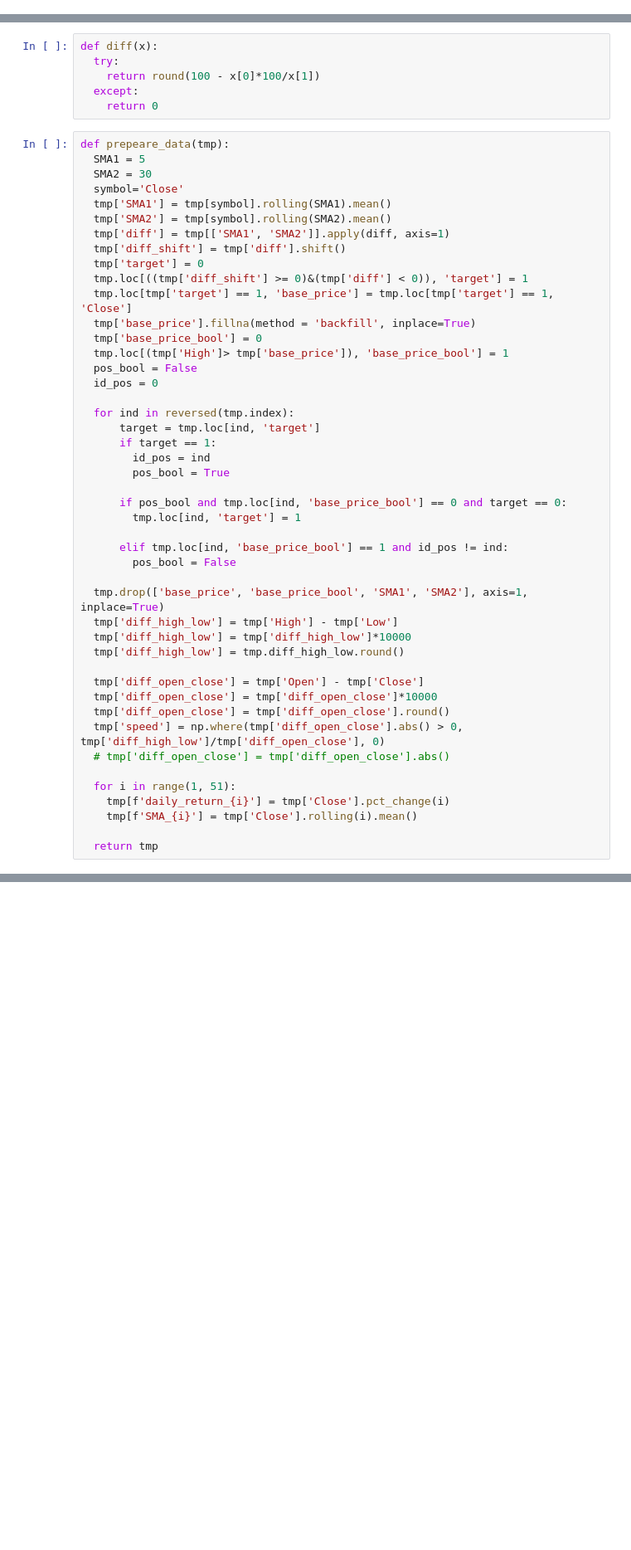
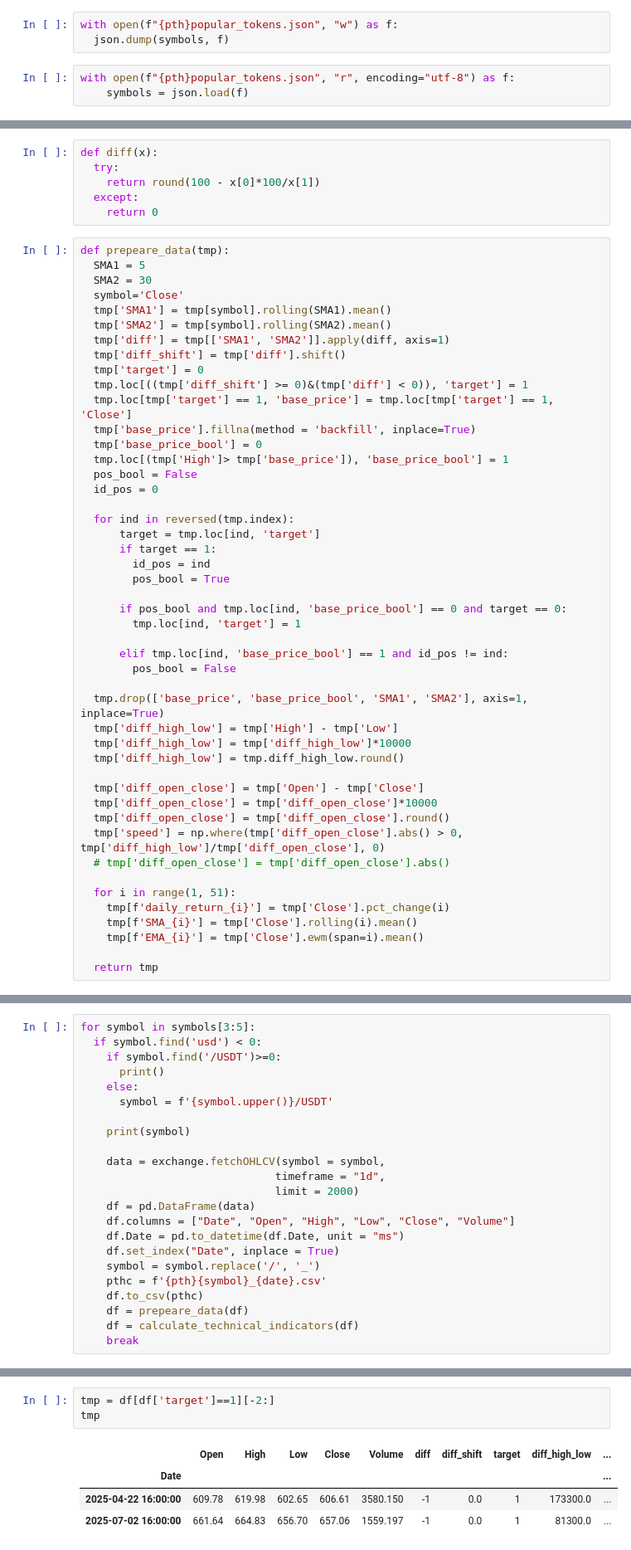
Before and after one commit to Nekhaenko/BigData1, a Jupyter notebook: Untitled39.ipynb, the cells around one changed output, grey strips where cells are left out. Shown at 83% size. Drawn from its saved outputs; the diff is of its cells as text; blank space fills up the shorter version.

```diff
--- a/Untitled39.ipynb
+++ b/Untitled39.ipynb
@@ -47,0 +75,6 @@ pth
+# %%
+with open(f"{pth}popular_tokens.json", "w") as f:
+  json.dump(symbols, f)
+# %%
+with open(f"{pth}popular_tokens.json", "r", encoding="utf-8") as f:
+    symbols = json.load(f)
@@ -95,6 +151,7 @@ def prepeare_data(tmp):
   for i in range(1, 51):
     tmp[f'daily_return_{i}'] = tmp['Close'].pct_change(i)
     tmp[f'SMA_{i}'] = tmp['Close'].rolling(i).mean()
+    tmp[f'EMA_{i}'] = tmp['Close'].ewm(span=i).mean()
 
   return tmp
 # %%
@@ -141,2 +189,25 @@ def calculate_technical_indicators(data):
 
     return data
+# %%
+for symbol in symbols[3:5]:
+  if symbol.find('usd') < 0:
+    if symbol.find('/USDT')>=0:
+      print()
+    else:
+      symbol = f'{symbol.upper()}/USDT'
+
+    print(symbol)
+
+    data = exchange.fetchOHLCV(symbol = symbol,
+                              timeframe = "1d",
+                              limit = 2000)
+    df = pd.DataFrame(data)
+    df.columns = ["Date", "Open", "High", "Low", "Close", "Volume"]
+    df.Date = pd.to_datetime(df.Date, unit = "ms")
+    df.set_index("Date", inplace = True)
+    symbol = symbol.replace('/', '_')
+    pthc = f'{pth}{symbol}_{date}.csv'
+    df.to_csv(pthc)
+    df = prepeare_data(df)
+    df = calculate_technical_indicators(df)
+    break
@@ -584,0 +677,8 @@ By following this pipeline – from data collection (via Bybit/Binance APIs) thr
+# %%
+tmp = df[df['target']==1][-2:]
+tmp
+# %% [output]
+|  | Open | High | Low | Close | Volume | diff | diff_shift | target | diff_high_low | ... |
+| Date |  |  |  |  |  |  |  |  |  | ... |
+| 2025-04-22 16:00:00 | 609.78 | 619.98 | 602.65 | 606.61 | 3580.150 | -1 | 0.0 | 1 | 173300.0 | ... |
+| 2025-07-02 16:00:00 | 661.64 | 664.83 | 656.70 | 657.06 | 1559.197 | -1 | 0.0 | 1 | 81300.0 | ... |
```
Also changed, not shown: parts of 31 cells of this notebook.
